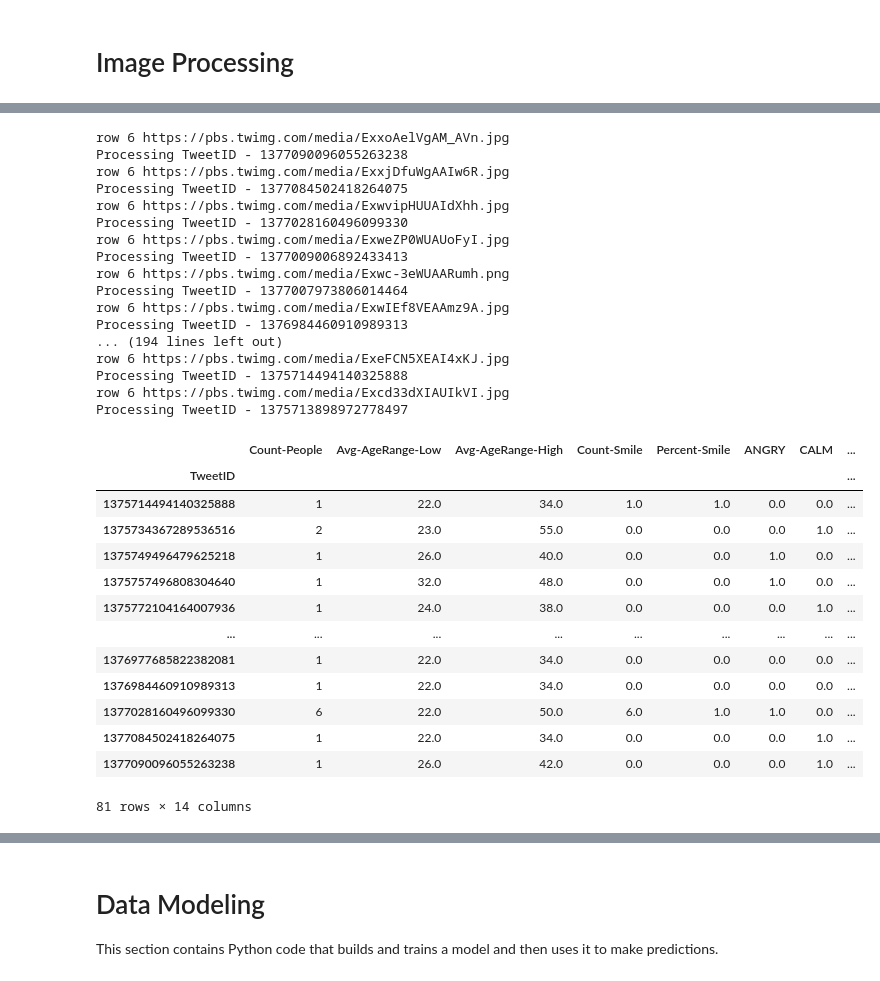
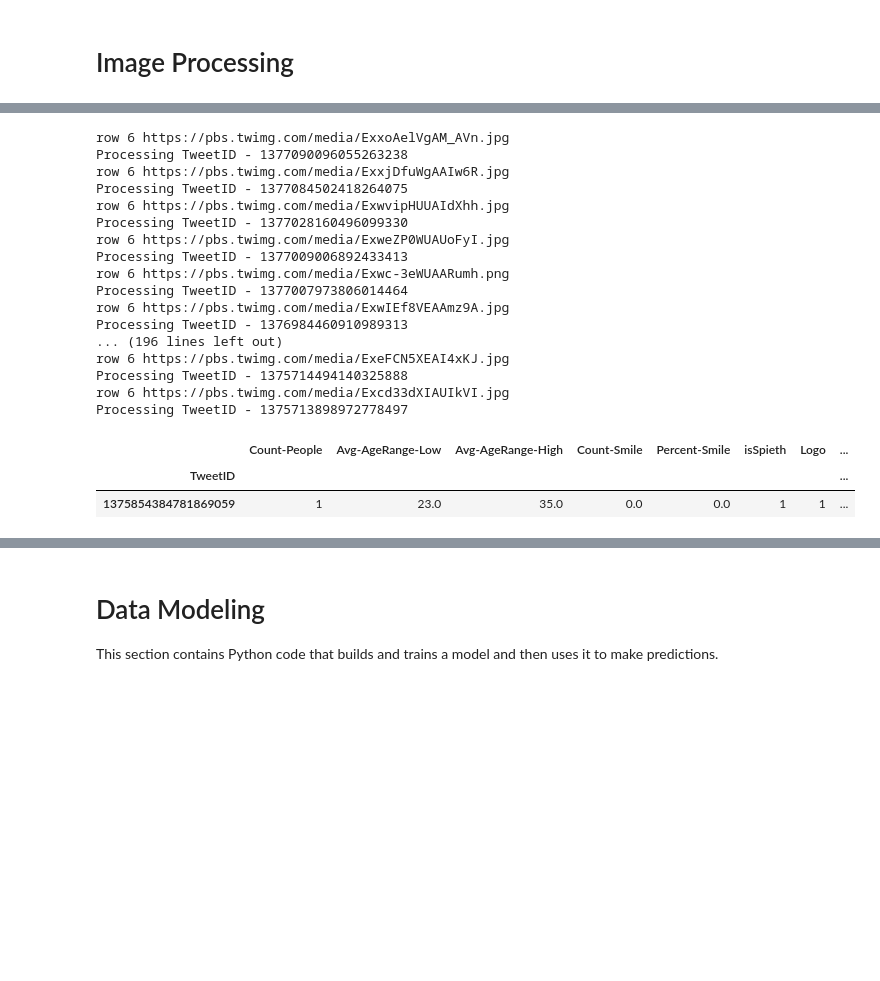
Before and after one commit to dabent/final_project, a Jupyter notebook: final_project.ipynb, the cells around one changed output, grey strips where cells are left out. Drawn from its saved outputs; the diff is of its cells as text; code cells hidden in the pictures; blank space fills up the shorter version.

Commit message:
Added Celebrity detection and logo detection

```diff
--- a/final_project.ipynb
+++ b/final_project.ipynb
@@ -7,7 +7,8 @@ import pandas as pd
 
 # This token no longer works; you should replace it with your own
 
-bearer_token =  #REDACTEDheaders = {'Authorization':('Bearer '+ bearer_token)}
+bearer_token =  'REDACTED, PLACE YOURS HERE'
+headers = {'Authorization':('Bearer '+ bearer_token)}
 
 # In this example, only those tweets with photos/images are stored
 
@@ -16,7 +17,7 @@ max_results = 100                 # The number of tweets to pull per request; mu
 total_retrieved = 0               # To keep track of when to stop
 next_token = ""                   # Must be empty on first iteration
 search_term = "spieth"  # To form an advanced query, see here: https://twitter.com/search-advanced?lang=en
-since_id = "1374234241322860544"  # The id of the oldest tweet you want to retrieve
+# since_id = "1374234241322860544"  # The id of the oldest tweet you want to retrieve
 
 # Create the empty DataFrame with the columns you want
 df = pd.DataFrame(columns=['id', 'retweets', 'likes', 'replies', 'quotes', 'url', 'text', 'lang', 'sensitive', 'has_media'])
@@ -764,10 +765,10 @@ df.head()
 | 3 | 1377009006892433413 | 0 | 0 | 0 | 0 | https://pbs.twimg.com/media/ExweZ... | AUSTIN, Texas (AP) - Jordan Spiet... | en | False | True | ... |
 | 4 | 1377007973806014464 | 0 | 0 | 0 | 0 | https://pbs.twimg.com/media/Exwc-... | Good to hear @JordanSpieth @Under... | en | False | True | ... |
 # %%
-#s3 = boto3.resource('s3')
-#my_bucket = s3.Bucket(bucket)
-#files = my_bucket.objects.filter(Prefix=prefix)
-#client = boto3.client('rekognition')
+s3 = boto3.resource('s3')
+my_bucket = s3.Bucket(bucket)
+files = my_bucket.objects.filter(Prefix=prefix)
+client = boto3.client('rekognition')
 
 dfFaces = pd.DataFrame([])
 i=0
@@ -778,12 +779,15 @@ for row in df.itertuples():
     file = f"{row[1]}" # Using ID as file name
     print(f"row 6 {row[6]}")
     extension = f"{row[6].split('.')[-1]}"
+    #if file != '1375854384781869059':
+    #    continue
     print(f"Processing TweetID - {file}")
     if not pd.isnull(file):
         #print(i, row[1], file, f"{prefix}/{row[1]}.{file.split('.')[-1]}")
 
 
         if extension == 'jpg':
+
             # call rekognition for this next file
             response = client.detect_faces(
                 Image={
@@ -808,6 +812,46 @@ for row in df.itertuples():
                 dfFaces.loc[i,'Gender'] = fd["Gender"]["Value"]
                 dfFaces.loc[i,'Emotion'] = fd["Emotions"][0]["Type"] #get dominant emotion
                 dfFaces.loc[i,'Emotion-Confidence'] = fd["Emotions"][0]["Confidence"] #get dominant emotion
+
+
+                        # call rekognition for this next file
+            response = client.recognize_celebrities(
+                Image={
+                    'S3Object': {
+                        'Bucket': bucket,
+                        'Name': f"{prefix}/{file}.{extension}"
+                    }
+                }
+            )
+
+            i=0
+            for cf in response["CelebrityFaces"]:
+                i=i+1
+                if cf["Name"] == "Jordan Spieth":
+                    dfFaces.loc[i,'isSpieth'] = 1
+                else:
+                    dfFaces.loc[i,'isSpieth'] = 0
+
+                    #print("Found Jordan")
+
+            response = client.detect_labels(
+                Image={
+                    'S3Object': {
+                        'Bucket': bucket,
+                        'Name': f"{prefix}/{file}.{extension}"
+                    }
+                }, MaxLabels=20
+            )
+
+            i=0
+            dfFaces.loc[i,'Logo'] = 0
+            for lb in response["Labels"]:
+                i+=1
+                if (lb["Name"] == "Logo"): # and (lb["Confidence"] > 60.0):
+                    dfFaces.loc[i,'Logo'] = 1
+                    print("FOUND LOGO")
+                else:
+                    dfFaces.loc[i,'Logo'] = 0
 # %% [output]
 row 6 https://pbs.twimg.com/media/ExxoAelVgAM_AVn.jpg
 Processing TweetID - 1377090096055263238
@@ -821,7 +865,7 @@ row 6 https://pbs.twimg.com/media/Exwc-3eWUAARumh.png
 Processing TweetID - 1377007973806014464
 row 6 https://pbs.twimg.com/media/ExwIEf8VEAAmz9A.jpg
 Processing TweetID - 1376984460910989313
-... (194 lines left out)
+... (196 lines left out)
 row 6 https://pbs.twimg.com/media/ExeFCN5XEAI4xKJ.jpg
 Processing TweetID - 1375714494140325888
 row 6 https://pbs.twimg.com/media/Excd33dXIAUIkVI.jpg
@@ -829,36 +873,30 @@ Processing TweetID - 1375713898972778497
 # %%
 dfFaceSummary = pd.DataFrame([])
 
 #summarize stats per file
 #aggregate functions include min, max, mean, count, and more.
 dfFaceSummary['Count-People'] = dfFaces.groupby('TweetID')['PersonID'].count()
 dfFaceSummary['Avg-AgeRange-Low'] = dfFaces.groupby('TweetID')['AgeRange-Low'].min()
 dfFaceSummary['Avg-AgeRange-High'] = dfFaces.groupby('TweetID')['AgeRange-High'].max()
 dfFaceSummary['Count-Smile'] = dfFaces[dfFaces['Smile']==True].groupby('TweetID')['Smile'].count()
 dfFaceSummary['Count-Smile'] = dfFaceSummary['Count-Smile'].fillna(0)
 dfFaceSummary['Percent-Smile'] = dfFaceSummary['Count-Smile']/dfFaceSummary['Count-People']
 dfFaceSummary['Percent-Smile'] = dfFaceSummary['Percent-Smile'].fillna(0)
+dfFaceSummary['isSpieth'] = dfFaces[dfFaces['isSpieth']==1].groupby('TweetID')['isSpieth'].count()
+dfFaceSummary['isSpieth'] = dfFaceSummary['isSpieth'].fillna(0)
+dfFaceSummary['Logo'] = dfFaces.groupby('TweetID')['Logo'].count()
+dfFaceSummary['Logo'] = dfFaceSummary['Logo'].fillna(0)
+
 
 dfFaceSummary = dfFaceSummary.merge(dfFaces.groupby('TweetID')['Emotion'].value_counts().unstack().fillna(0), on='TweetID')
 dfFaceSummary = dfFaceSummary.merge(dfFaces.groupby('TweetID')['Gender'].value_counts().unstack().fillna(0), on='TweetID')
 
 #print out
 dfFaceSummary
 # %% [output]
-|  | Count-People | Avg-AgeRange-Low | Avg-AgeRange-High | Count-Smile | Percent-Smile | ANGRY | CALM | ... |
+|  | Count-People | Avg-AgeRange-Low | Avg-AgeRange-High | Count-Smile | Percent-Smile | isSpieth | Logo | ... |
 | TweetID |  |  |  |  |  |  |  | ... |
-| 1375714494140325888 | 1 | 22.0 | 34.0 | 1.0 | 1.0 | 0.0 | 0.0 | ... |
-| 1375734367289536516 | 2 | 23.0 | 55.0 | 0.0 | 0.0 | 0.0 | 1.0 | ... |
-| 1375749496479625218 | 1 | 26.0 | 40.0 | 0.0 | 0.0 | 1.0 | 0.0 | ... |
-| 1375757496808304640 | 1 | 32.0 | 48.0 | 0.0 | 0.0 | 1.0 | 0.0 | ... |
-| 1375772104164007936 | 1 | 24.0 | 38.0 | 0.0 | 0.0 | 0.0 | 1.0 | ... |
-| ... | ... | ... | ... | ... | ... | ... | ... | ... |
-| 1376977685822382081 | 1 | 22.0 | 34.0 | 0.0 | 0.0 | 0.0 | 0.0 | ... |
-| 1376984460910989313 | 1 | 22.0 | 34.0 | 0.0 | 0.0 | 0.0 | 0.0 | ... |
-| 1377028160496099330 | 6 | 22.0 | 50.0 | 6.0 | 1.0 | 1.0 | 0.0 | ... |
-| 1377084502418264075 | 1 | 22.0 | 34.0 | 0.0 | 0.0 | 0.0 | 1.0 | ... |
-| 1377090096055263238 | 1 | 26.0 | 42.0 | 0.0 | 0.0 | 0.0 | 1.0 | ... |
+| 1375854384781869059 | 1 | 23.0 | 35.0 | 0.0 | 0.0 | 1 | 1 | ... |
-81 rows × 14 columns
 # %%
 #the tweet id is an object, so we need to convert it to the same data type as our id
 dfFaceSummary.index = dfFaceSummary.index.astype(int)
```
Also changed, not shown: parts of 13 cells of this notebook, 2 other files.
